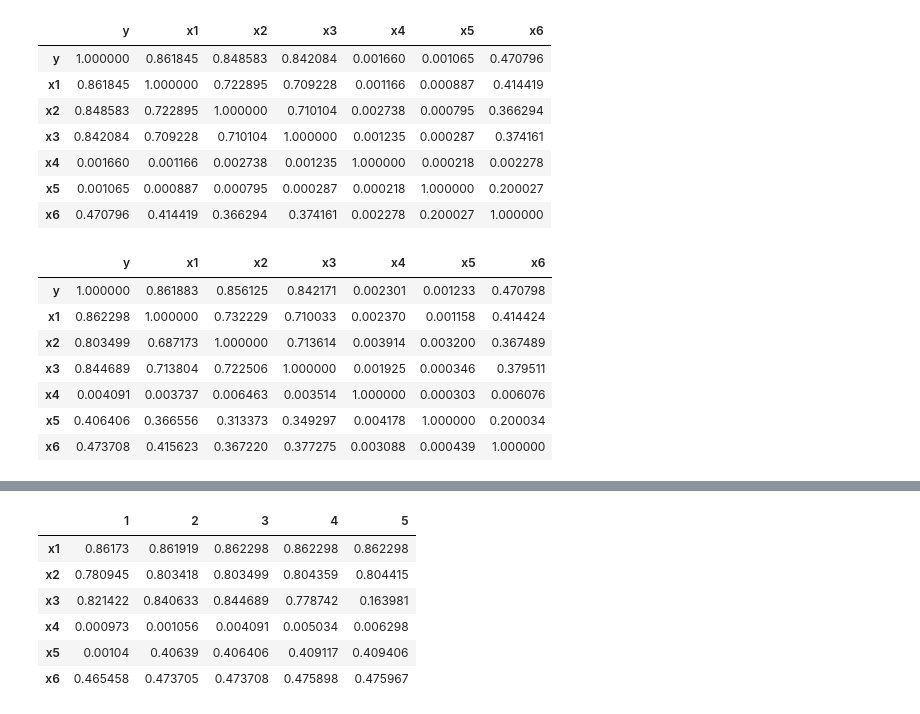
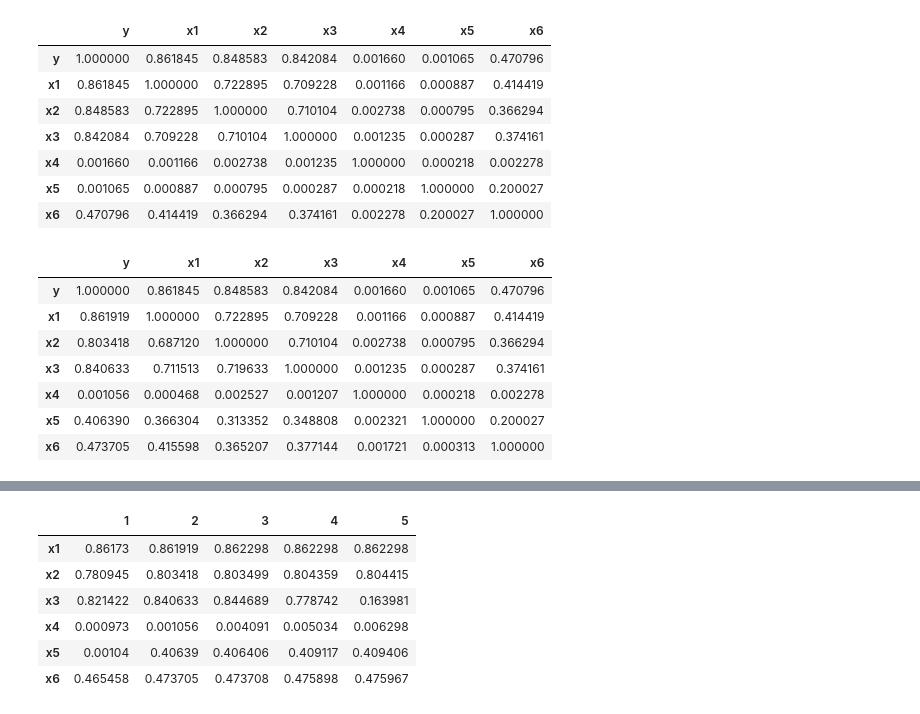
Before and after one commit to JairArcos/CountingStars, a Jupyter notebook: python_correlaciones.ipynb, the cells around one changed output, grey strips where cells are left out. Drawn from its saved outputs; the diff is of its cells as text; code cells hidden in the pictures.

```diff
--- a/python_correlaciones.ipynb
+++ b/python_correlaciones.ipynb
@@ -85,0 +132,10 @@ data.corr(numeric_only=True,method='spearman')
+# %%
+var_cont = ['x1','x2','x3','x6']
+# %%
+i = 0
+fig,ax = plt.subplots(2,2)
+for r in range(2):
+  for c in range(2):
+    sns.scatterplot(data,x=var_cont[i],y='y',ax=ax[r,c])
+    ax[r,c].set_title(f"{var_cont[i]} vs y")
+    i += 1
@@ -106,3 +164,7 @@ def r2_quadratic(x, y):
     X = np.column_stack((np.ones(len(x)), x, x**2))  # Agrega el término constante y x^2
     model = sm.OLS(y, X).fit()  # Ajusta el modelo OLS
     return model.rsquared  # Retorna el R^2
+# %%
+x = data.x2
+X = np.column_stack((np.ones(len(x)), x, x**2))
+X
@@ -108,0 +179,3 @@ def r2_quadratic(x, y):
+# %%
+model = sm.OLS(data.y, X).fit()
+print(model.summary())
@@ -142,13 +245,14 @@ def compute_r2_matrix(df, degree=2):
     correlation_matrix_r2 = correlation_matrix_r2.astype(float)
     return correlation_matrix_r2
 # %%
-compute_r2_matrix(data.select_dtypes(include=['number']), degree=3)
+tab_r2 = compute_r2_matrix(data.select_dtypes(include=['number']), degree=2)
+tab_r2
 # %% [output]
 |  | y | x1 | x2 | x3 | x4 | x5 | x6 |
-| y | 1.000000 | 0.861883 | 0.856125 | 0.842171 | 0.002301 | 0.001233 | 0.470798 |
-| x1 | 0.862298 | 1.000000 | 0.732229 | 0.710033 | 0.002370 | 0.001158 | 0.414424 |
-| x2 | 0.803499 | 0.687173 | 1.000000 | 0.713614 | 0.003914 | 0.003200 | 0.367489 |
-| x3 | 0.844689 | 0.713804 | 0.722506 | 1.000000 | 0.001925 | 0.000346 | 0.379511 |
-| x4 | 0.004091 | 0.003737 | 0.006463 | 0.003514 | 1.000000 | 0.000303 | 0.006076 |
-| x5 | 0.406406 | 0.366556 | 0.313373 | 0.349297 | 0.004178 | 1.000000 | 0.200034 |
-| x6 | 0.473708 | 0.415623 | 0.367220 | 0.377275 | 0.003088 | 0.000439 | 1.000000 |
+| y | 1.000000 | 0.861845 | 0.848583 | 0.842084 | 0.001660 | 0.001065 | 0.470796 |
+| x1 | 0.861919 | 1.000000 | 0.722895 | 0.709228 | 0.001166 | 0.000887 | 0.414419 |
+| x2 | 0.803418 | 0.687120 | 1.000000 | 0.710104 | 0.002738 | 0.000795 | 0.366294 |
+| x3 | 0.840633 | 0.711513 | 0.719633 | 1.000000 | 0.001235 | 0.000287 | 0.374161 |
+| x4 | 0.001056 | 0.000468 | 0.002527 | 0.001207 | 1.000000 | 0.000218 | 0.002278 |
+| x5 | 0.406390 | 0.366304 | 0.313352 | 0.348808 | 0.002321 | 1.000000 | 0.200027 |
+| x6 | 0.473705 | 0.415598 | 0.365207 | 0.377144 | 0.001721 | 0.000313 | 1.000000 |
```
Also changed, not shown: parts of 30 cells of this notebook.
